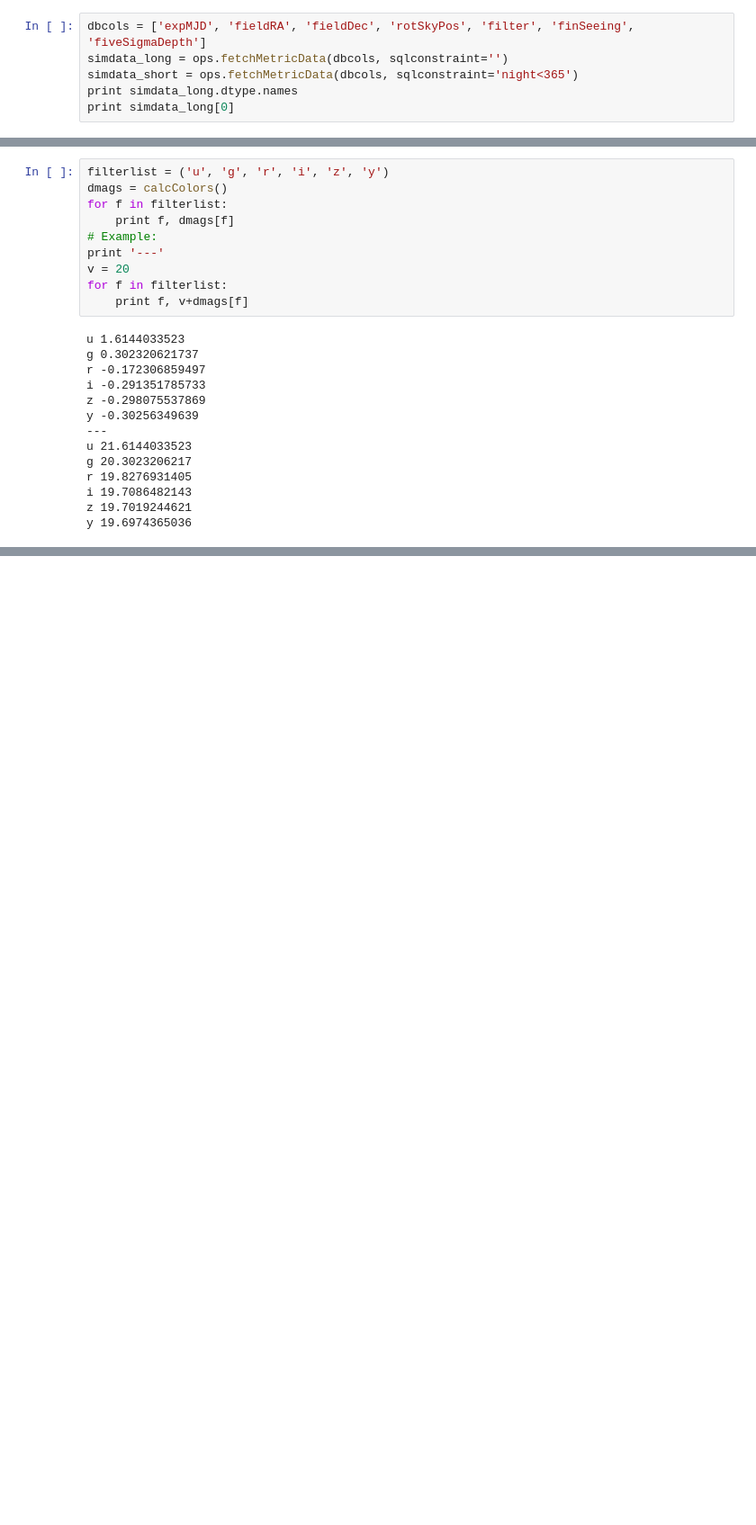
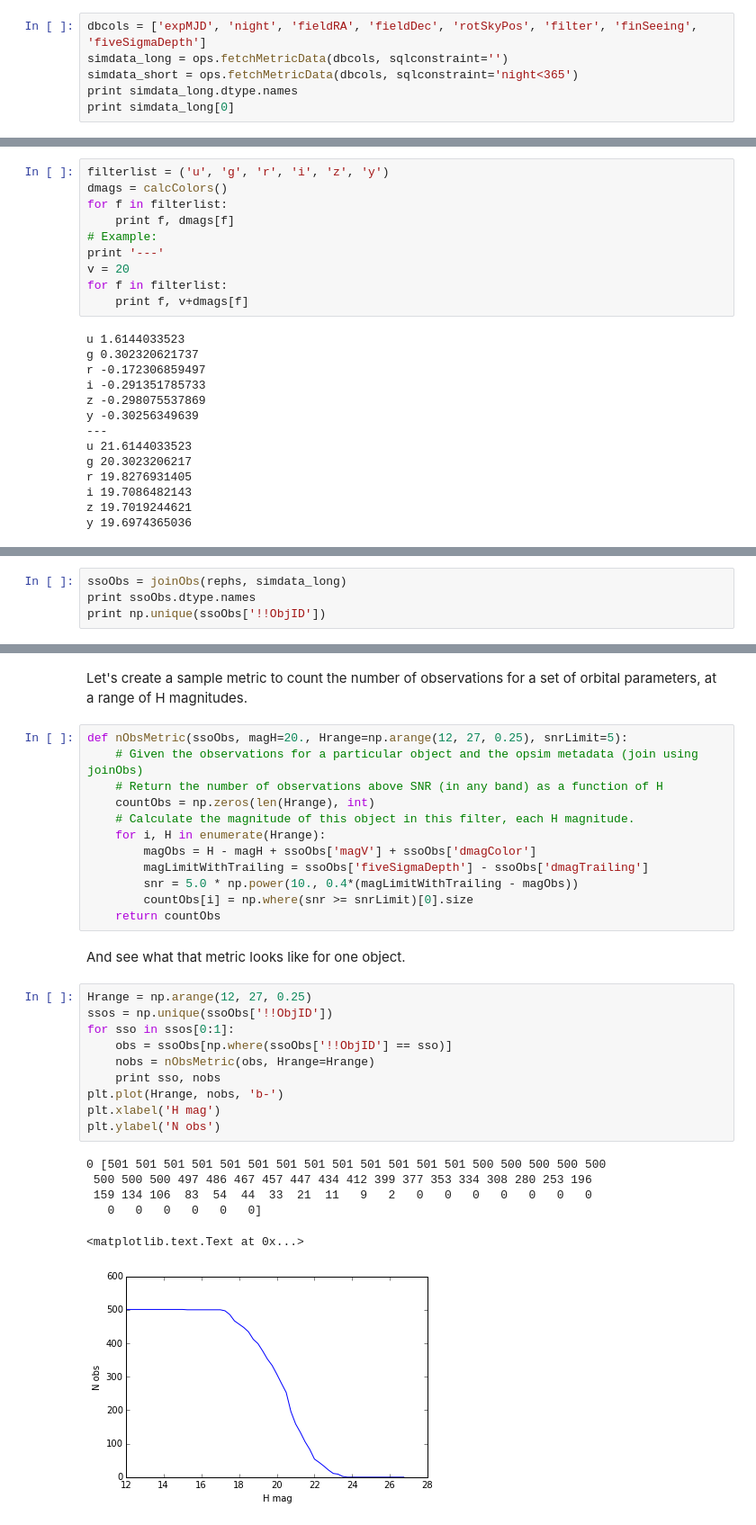
Before and after one commit to rhiannonlynne/MafSSO, a Jupyter notebook: Prototype Maf SSO detections.ipynb, the cells around one changed output, grey strips where cells are left out. Shown at 90% size. Cells and saved outputs as stored; diff of their text form; blank space fills up the shorter version.

Commit message:
More work on "metrics"

```diff
--- a/Prototype Maf SSO detections.ipynb
+++ b/Prototype Maf SSO detections.ipynb
@@ -34,7 +35,7 @@ from lsst.sims.utils import haversine
 dbAddress = 'sqlite:///enigma_1189_sqlite.db'
 ops = OpsimDatabase(dbAddress)
 # %%
-dbcols = ['expMJD', 'fieldRA', 'fieldDec', 'rotSkyPos', 'filter', 'finSeeing', 'fiveSigmaDepth']
+dbcols = ['expMJD', 'night', 'fieldRA', 'fieldDec', 'rotSkyPos', 'filter', 'finSeeing', 'fiveSigmaDepth']
 simdata_long = ops.fetchMetricData(dbcols, sqlconstraint='')
 simdata_short = ops.fetchMetricData(dbcols, sqlconstraint='night<365')
 print simdata_long.dtype.names
@@ -377,0 +413,4 @@ y 19.6974365036
+# %%
+ssoObs = joinObs(rephs, simdata_long)
+print ssoObs.dtype.names
+print np.unique(ssoObs['!!ObjID'])
@@ -377,0 +420,33 @@ y 19.6974365036
+# %% [markdown]
+Let's create a sample metric to count the number of observations for a set of orbital parameters, at a range of H magnitudes.
+# %%
+def nObsMetric(ssoObs, magH=20., Hrange=np.arange(12, 27, 0.25), snrLimit=5):
+    # Given the observations for a particular object and the opsim metadata (join using joinObs)
+    # Return the number of observations above SNR (in any band) as a function of H
+    countObs = np.zeros(len(Hrange), int)
+    # Calculate the magnitude of this object in this filter, each H magnitude.
+    for i, H in enumerate(Hrange):
+        magObs = H - magH + ssoObs['magV'] + ssoObs['dmagColor']
+        magLimitWithTrailing = ssoObs['fiveSigmaDepth'] - ssoObs['dmagTrailing']
+        snr = 5.0 * np.power(10., 0.4*(magLimitWithTrailing - magObs))
+        countObs[i] = np.where(snr >= snrLimit)[0].size
+    return countObs
+# %% [markdown]
+And see what that metric looks like for one object.
+# %%
+Hrange = np.arange(12, 27, 0.25)
+ssos = np.unique(ssoObs['!!ObjID'])
+for sso in ssos[0:1]:
+    obs = ssoObs[np.where(ssoObs['!!ObjID'] == sso)]
+    nobs = nObsMetric(obs, Hrange=Hrange)
+    print sso, nobs
+plt.plot(Hrange, nobs, 'b-')
+plt.xlabel('H mag')
+plt.ylabel('N obs')
+# %% [output]
+0 [501 501 501 501 501 501 501 501 501 501 501 501 501 500 500 500 500 500
+ 500 500 500 497 486 467 457 447 434 412 399 377 353 334 308 280 253 196
+ 159 134 106  83  54  44  33  21  11   9   2   0   0   0   0   0   0   0
+   0   0   0   0   0   0]
+<matplotlib.text.Text at 0x...>
+[figure, added]
```
Also changed, not shown: parts of 22 cells of this notebook.
